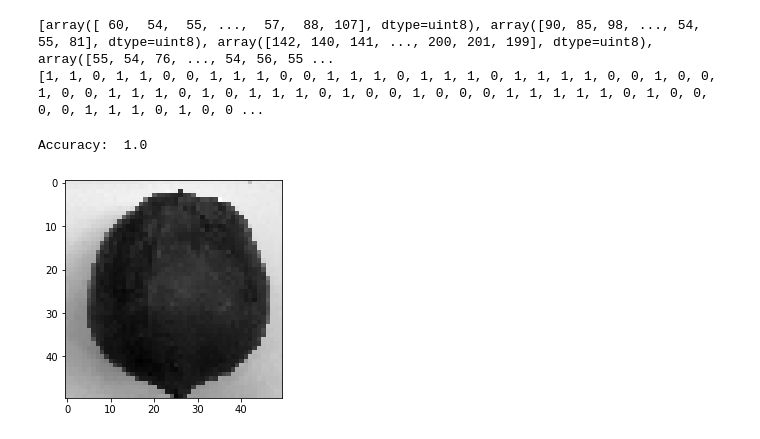
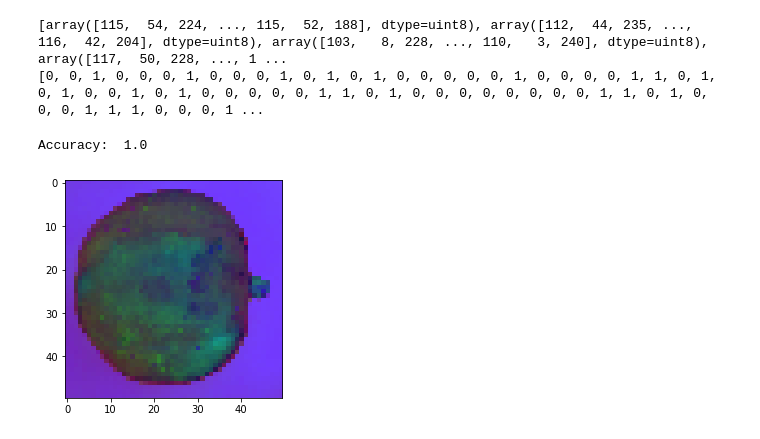
Before and after one commit to jananijayy/FYP, a Jupyter notebook: Detect_Pappaya_Tomato.ipynb, the cells around one changed output. Saved outputs shown, nothing was run; the diff lists cells and outputs as text; code cells hidden in the pictures.

```diff
--- a/Detect_Pappaya_Tomato.ipynb
+++ b/Detect_Pappaya_Tomato.ipynb
@@ -6,7 +6,7 @@ import matplotlib.pyplot as plt
 import pickle
 import random
 
-dir='images'
+dir='images/detection'
 data=[]
 categories = ['pappaya','tomato']
 
@@ -16,17 +16,20 @@ for category in categories:
 
     for img in os.listdir(path):
         imgpath = os.path.join(path, img)
-        fruit_img=cv2.imread(imgpath,0)
+        print (imgpath)
+        fruit_img=cv2.imread(imgpath,1)
+        hsv = cv2.cvtColor(fruit_img, cv2.COLOR_BGR2HSV)
+
         try:
-            fruit_img=cv2.resize(fruit_img,(50,50))
-            image=np.array(fruit_img).flatten()
+            hsv=cv2.resize(hsv,(50,50))
+            image=np.array(hsv).flatten()
 
             data.append([image,label])
         except Exception as e:
             pass
 
 print(len(data))
-pick_in=open('data1.pickle','wb')
+pick_in=open('fruit_detection.pickle','wb')
 pickle.dump(data,pick_in)
 pick_in.close()
 # %% [output]
@@ -34,5 +53,5 @@ pick_in.close()
 # %%
-pick_in=open('data1.pickle','rb')
+pick_in=open('fruit_detection.pickle','rb')
 pickle.load(pick_in)
 pick_in.close()
 
@@ -47,23 +66,25 @@ for feature,label in data:
 print(features)
 print(labels)
 # %% [output]
-[array([ 60,  54,  55, ...,  57,  88, 107], dtype=uint8), array([90, 85, 98, ..., 54, 55, 81], dtype=uint8), array([142, 140, 141, ..., 200, 201, 199], dtype=uint8), array([55, 54, 76, ..., 54, 56, 55 ...
-[1, 1, 0, 1, 1, 0, 0, 1, 1, 1, 0, 0, 1, 1, 1, 0, 1, 1, 1, 0, 1, 1, 1, 1, 0, 0, 1, 0, 0, 1, 0, 0, 1, 1, 1, 0, 1, 0, 1, 1, 1, 0, 1, 0, 0, 1, 0, 0, 0, 1, 1, 1, 1, 1, 0, 1, 0, 0, 0, 0, 1, 1, 1, 0, 1, 0, 0 ...
+[array([115,  54, 224, ..., 115,  52, 188], dtype=uint8), array([112,  44, 235, ..., 116,  42, 204], dtype=uint8), array([103,   8, 228, ..., 110,   3, 240], dtype=uint8), array([117,  50, 228, ..., 1 ...
+[0, 0, 1, 0, 0, 0, 1, 0, 0, 0, 1, 0, 1, 0, 1, 0, 0, 0, 0, 0, 1, 0, 0, 0, 0, 1, 1, 0, 1, 0, 1, 0, 0, 1, 0, 1, 0, 0, 0, 0, 0, 1, 1, 0, 1, 0, 0, 0, 0, 0, 0, 0, 0, 1, 1, 0, 1, 0, 0, 0, 1, 1, 1, 0, 0, 0, 1 ...
 # %%
 from sklearn.model_selection import train_test_split
 from sklearn.svm import SVC
+import joblib
 
 xtrain, xtest, ytrain, ytest = train_test_split(features, labels, test_size= 0.25)
 
 model = SVC(C=1, kernel='poly', gamma='auto')
 model.fit(xtrain, ytrain)
 prediction=model.predict(xtest)
 accuracy = model.score(xtest,ytest)
 print('Accuracy: ', accuracy)
+joblib.dump(model,'fruit_detection')
 
-myfruit=xtest[0].reshape(50,50)
-plt.imshow(myfruit,cmap='gray')
+myfruit=xtest[0].reshape(50,50,-1)
+plt.imshow(myfruit)
 plt.show()
 # %% [output]
 Accuracy:  1.0
-[figure, old version]
+[figure, new version]
```
Also changed, not shown: parts of 1 cell of this notebook.
